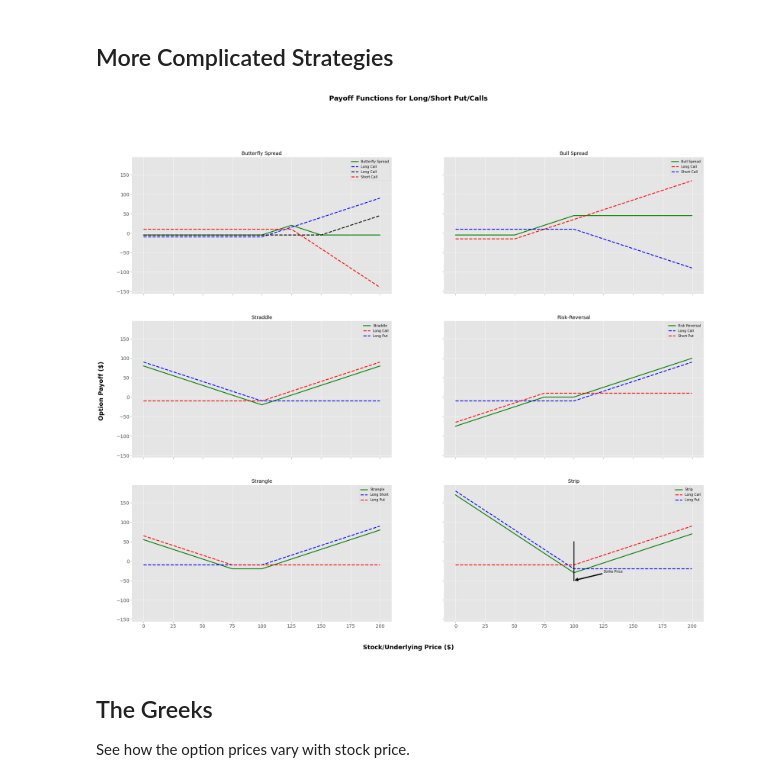
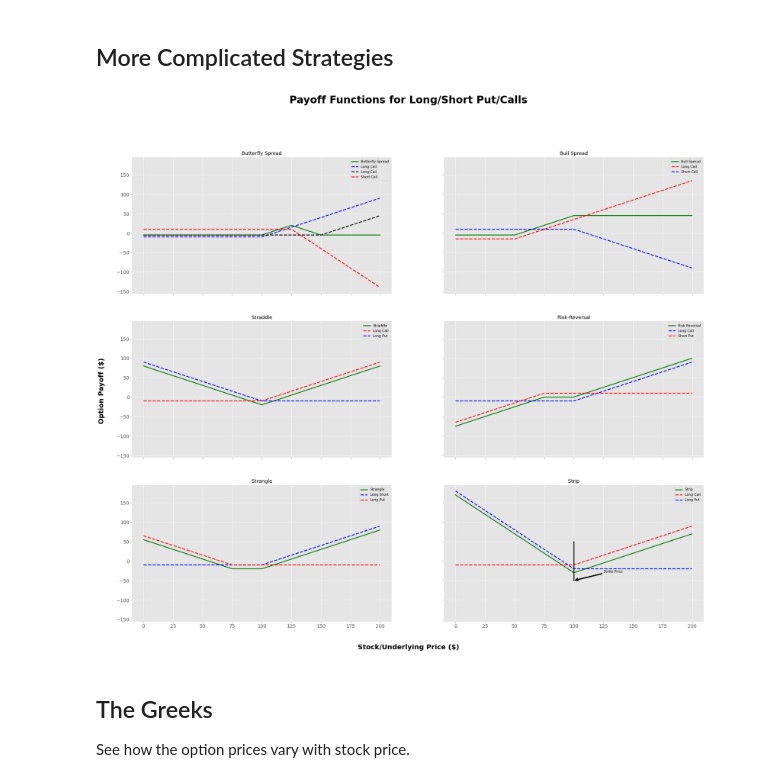
Before and after one commit to ghbcode/website, a Jupyter notebook: notebooks/options2.ipynb, the cells around one changed output. Drawn from its saved outputs; the diff is of its cells as text; code cells hidden in the pictures.

```diff
--- a/notebooks/options2.ipynb
+++ b/notebooks/options2.ipynb
@@ -176,9 +176,9 @@ plt.show()
 ## More Complicated Strategies
 # %%
 fig, ax = plt.subplots(nrows=3, ncols=2, sharex=True, sharey=True, figsize=(30, 25))
-fig.suptitle('Payoff Functions for Long/Short Put/Calls', fontsize=20, fontweight='bold')
-fig.text(0.5, 0.08, 'Stock/Underlying Price ($)', ha='center', fontsize=18, fontweight='bold')
-fig.text(0.08, 0.5, 'Option Payoff ($)', va='center', rotation='vertical', fontsize=18, fontweight='bold')
+fig.suptitle('Payoff Functions for Long/Short Put/Calls', fontsize=30, fontweight='bold')
+fig.text(0.5, 0.08, 'Stock/Underlying Price ($)', ha='center', fontsize=20, fontweight='bold')
+fig.text(0.08, 0.5, 'Option Payoff ($)', va='center', rotation='vertical', fontsize=20, fontweight='bold')
 
 plt.subplot(321)
 P = o.butterfly_spread(S, 100, 125, 150, 10, 5, 5)
@@ -190,7 +190,7 @@ plt.plot(S, P, "g")
 plt.plot(S, P_1, 'b--')
 plt.plot(S, P_2, 'k--')
 plt.plot(S, P_3, 'r--')
-plt.legend(["Butterfly Spread", "Long Call", "Long Call", "Short Call"])
+plt.legend(["Butterfly Spread", "Long Call", "Long Call", "Short Call"], prop={"size":20})
 plt.title("Butterfly Spread")
 
 plt.subplot(322)
@@ -202,7 +202,7 @@ plt.plot(S, P1, 'g')
 plt.plot(S, long_c, 'r--')
 plt.plot(S, short_c, 'b--')
 
-plt.legend(["Bull Spread", "Long Call", "Short Call"])
+plt.legend(["Bull Spread", "Long Call", "Short Call"], prop={"size":20})
 plt.title("Bull Spread")
 
 plt.subplot(323)
@@ -212,7 +212,7 @@ P_longput = o.long_put(S, 100, 10)
 plt.plot(S, P, "g")
 plt.plot(S, P_longcall, 'r--')
 plt.plot(S, P_longput, 'b--')
-plt.legend(["Straddle", "Long Call", "Long Put"])
+plt.legend(["Straddle", "Long Call", "Long Put"], prop={"size":20})
 plt.title("Straddle")
 
 plt.subplot(324)
@@ -222,38 +222,38 @@ P_shortput = o.short_put(S,75, 10)
 plt.plot(S, P, "g")
 plt.plot(S, P_longcall, 'b--')
 plt.plot(S, P_shortput, 'r--')
-plt.legend(["Risk Reversal", "Long Call", "Short Put"])
+plt.legend(["Risk Reversal", "Long Call", "Short Put"], prop={"size":20})
 plt.title("Risk-Reversal")
 
 plt.subplot(325)
 P = o.strangle(S,100, 75, 10, 10)
 P_longcall = o.long_call(S, 100, 10)
 P_longput = o.long_put(S, 75, 10)
 plt.plot(S, P, 'g')
 plt.plot(S, P_longcall, 'b--')
 plt.plot(S, P_longput, 'r--')
-plt.legend(["Strangle", "Long Short", "Long Put"])
+plt.legend(["Strangle", "Long Short", "Long Put"], prop={"size":20})
 plt.title("Strangle")
 
 plt.subplot(326)
 P_1 = o.long_call(S, 100, 10)
 P_2 = o.long_put(S, 100, 10)
 P_2 = [2*p for p in P_2]
 P = o.strip(S, 100, 10, 10 )
 plt.plot(S, P, 'g')
 plt.plot(S, P_1, 'r--')
 plt.plot(S, P_2, 'b--')
 plt.plot([100,100],[-50,50],'black')
-plt.legend(["Strip", "Long Call", "Long Put"])
+plt.legend(["Strip", "Long Call", "Long Put"], prop={"size":20})
 plt.annotate('Strike Price',
             xy=(100, -50),
             xytext=(125, -30),
             arrowprops = dict(facecolor='black', shrink=0.01))
 plt.title("Strip")
 
 plt.show()
 # %% [output]
-[figure, old version]
+[figure, new version]
 # %% [markdown]
 ## The Greeks
 
```
Also changed, not shown: parts of 4 cells of this notebook.
